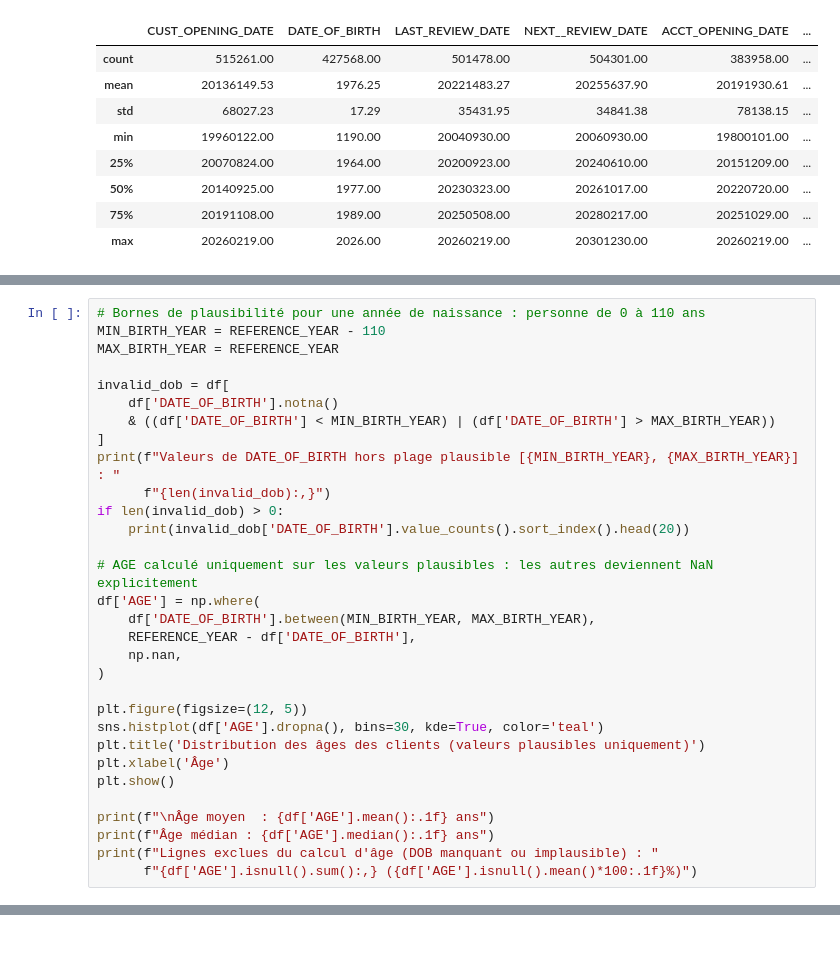
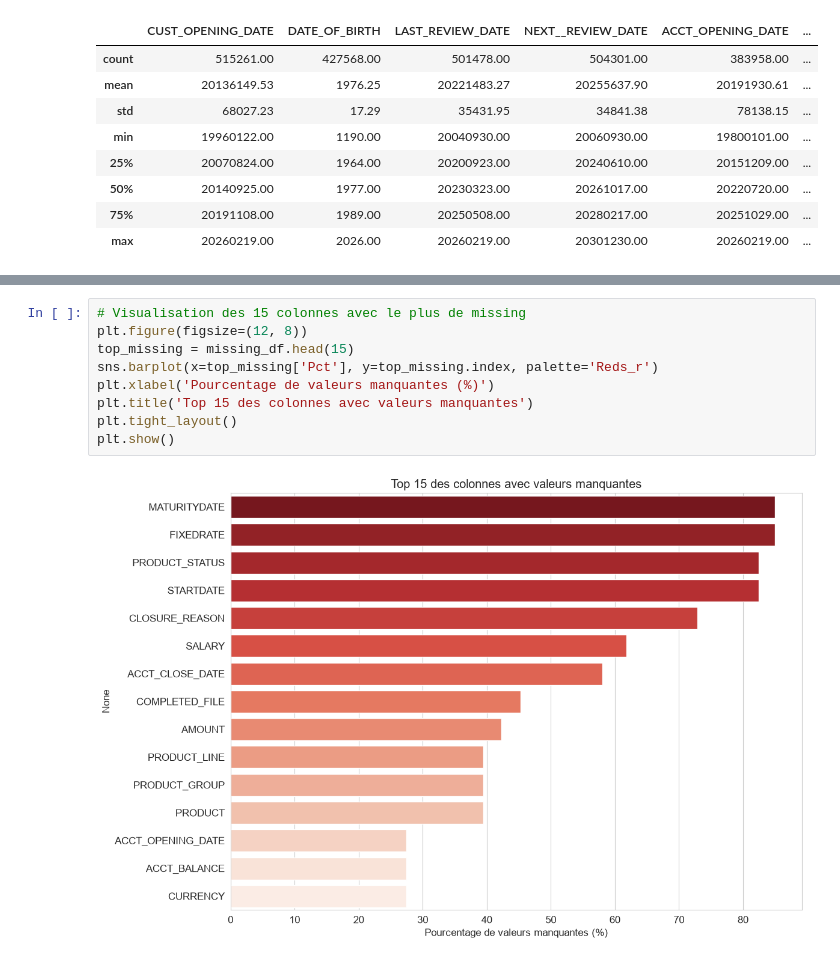
Before and after one commit to Hmz931/ProjetIntegre_Churn_HAFAS, a Jupyter notebook: 01_etl/notebooks EDA/01_exploration.ipynb, the cells around one changed output, grey strips where cells are left out. Saved outputs shown, nothing was run; the diff lists cells and outputs as text.

```diff
--- a/01_etl/notebooks EDA/01_exploration.ipynb
+++ b/01_etl/notebooks EDA/01_exploration.ipynb
@@ -453,31 +94,0 @@ oubliée dans les analyses suivantes).
-# %%
-# Bornes de plausibilité pour une année de naissance : personne de 0 à 110 ans
-MIN_BIRTH_YEAR = REFERENCE_YEAR - 110
-MAX_BIRTH_YEAR = REFERENCE_YEAR
-
-invalid_dob = df[
-    df['DATE_OF_BIRTH'].notna()
-    & ((df['DATE_OF_BIRTH'] < MIN_BIRTH_YEAR) | (df['DATE_OF_BIRTH'] > MAX_BIRTH_YEAR))
-]
-print(f"Valeurs de DATE_OF_BIRTH hors plage plausible [{MIN_BIRTH_YEAR}, {MAX_BIRTH_YEAR}] : "
-      f"{len(invalid_dob):,}")
-if len(invalid_dob) > 0:
-    print(invalid_dob['DATE_OF_BIRTH'].value_counts().sort_index().head(20))
-
-# AGE calculé uniquement sur les valeurs plausibles : les autres deviennent NaN explicitement
-df['AGE'] = np.where(
-    df['DATE_OF_BIRTH'].between(MIN_BIRTH_YEAR, MAX_BIRTH_YEAR),
-    REFERENCE_YEAR - df['DATE_OF_BIRTH'],
-    np.nan,
-)
-
-plt.figure(figsize=(12, 5))
-sns.histplot(df['AGE'].dropna(), bins=30, kde=True, color='teal')
-plt.title('Distribution des âges des clients (valeurs plausibles uniquement)')
-plt.xlabel('Âge')
-plt.show()
-
-print(f"\nÂge moyen  : {df['AGE'].mean():.1f} ans")
-print(f"Âge médian : {df['AGE'].median():.1f} ans")
-print(f"Lignes exclues du calcul d'âge (DOB manquant ou implausible) : "
-      f"{df['AGE'].isnull().sum():,} ({df['AGE'].isnull().mean()*100:.1f}%)")
@@ -1044,0 +156,11 @@ dans le README du dossier `01_etl/` ou en issues GitHub.
+# %%
+# Visualisation des 15 colonnes avec le plus de missing
+plt.figure(figsize=(12, 8))
+top_missing = missing_df.head(15)
+sns.barplot(x=top_missing['Pct'], y=top_missing.index, palette='Reds_r')
+plt.xlabel('Pourcentage de valeurs manquantes (%)')
+plt.title('Top 15 des colonnes avec valeurs manquantes')
+plt.tight_layout()
+plt.show()
+# %% [output]
+[figure, added]
```
Also changed, not shown: parts of 104 cells of this notebook.
